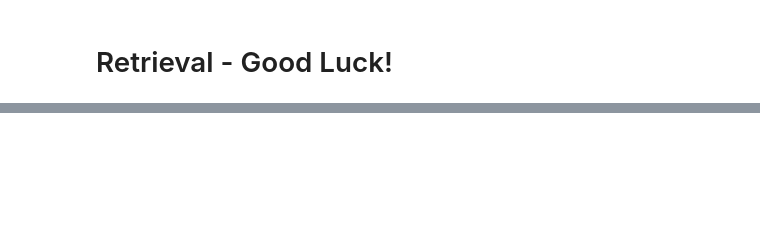
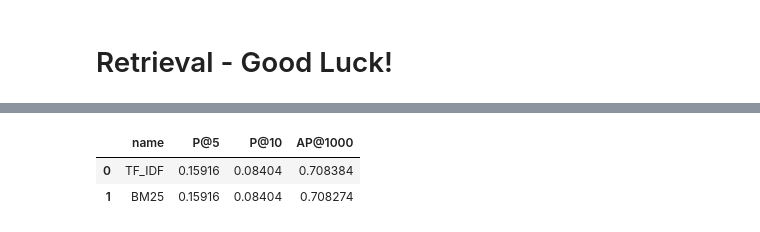
Before and after one commit to BencivenniFilippo/IR-RS_Project, a Jupyter notebook: Historical_News_Question_Answering.ipynb, the cells around one changed output, grey strips where cells are left out. Cells and saved outputs as stored; diff of their text form; code cells hidden in the pictures; blank space fills up the shorter version.

```diff
--- a/Historical_News_Question_Answering.ipynb
+++ b/Historical_News_Question_Answering.ipynb
@@ -304,3 +259,20 @@ df
+# %%
+with open("document_collection.json", "r", encoding = "utf-8") as file:
+    data = json.load (file)
+df = pd.DataFrame.from_dict(data)
+
+
+with open("test_queries.json", "r", encoding = "utf-8") as file:
+    data = json.load (file)
+test_queries = pd.DataFrame.from_dict(data)
+test_queries.rename(columns={"query_id": "qid", "question": "query"}, inplace=True)
+
+
+
+with open("test_qrels.json", "r", encoding = "utf-8") as file:
+    data = json.load (file)
+test_qrels = pd.DataFrame.from_dict(data)
+test_qrels.rename(columns={"query_id": "qid", "para_id": "docno"}, inplace=True)
 # %%
 # Prepare dataframe for PyTerrier: needs columns 'docno' and 'text'
 corpus_dataframe = df.rename(columns={"para_id": "docno", "context": "text"})[["docno", "text"]]
@@ -340,0 +397,16 @@ NameError: name 'os' is not defined
+# %%
+tfidf = pt.terrier.Retriever(index, wmodel="TF_IDF")
+
+bm25 = pt.terrier.Retriever(index, wmodel="BM25")
+
+pt.Experiment(
+    [tfidf, bm25],
+    test_queries,
+    test_qrels,
+    eval_metrics=[AP@1000,P@5,P@10],
+    names=["TF_IDF", "BM25"]
+)
+# %% [output]
+|  | name | P@5 | P@10 | AP@1000 |
+| 0 | TF_IDF | 0.15916 | 0.08404 | 0.708384 |
+| 1 | BM25 | 0.15916 | 0.08404 | 0.708274 |
```
Also changed, not shown: parts of 11 cells of this notebook, 1 other file.
